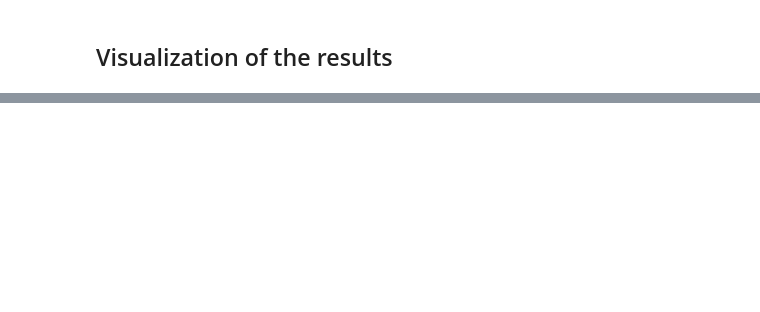
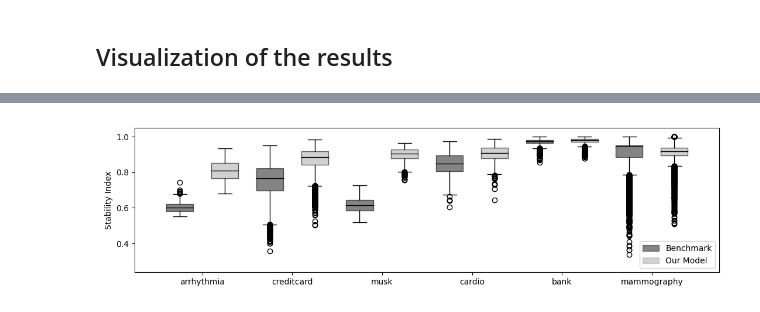
Before and after one commit to edo1691/ad_shap_stability, a Jupyter notebook: notebooks/00_04_graph_paper.ipynb, the cells around one changed output, grey strips where cells are left out. Saved outputs shown, nothing was run; the diff lists cells and outputs as text; code cells hidden in the pictures; blank space fills up the shorter version.

Commit message:
# Plots

```diff
--- a/notebooks/00_04_graph_paper.ipynb
+++ b/notebooks/00_04_graph_paper.ipynb
@@ -172,0 +379,7 @@ df_fil3 = filter_and_select(df3)
+# %%
+# Example usage
+image_1 =  '../boxplots.png'
+plot_shap_stab_boxplots(dataframes, df_names)
+plt.savefig(image_1, bbox_inches='tight', pad_inches=0.1)  #Save the plot to a file
+# %% [output]
+[figure, added]
```
Also changed, not shown: parts of 26 cells of this notebook, 14 other files.
